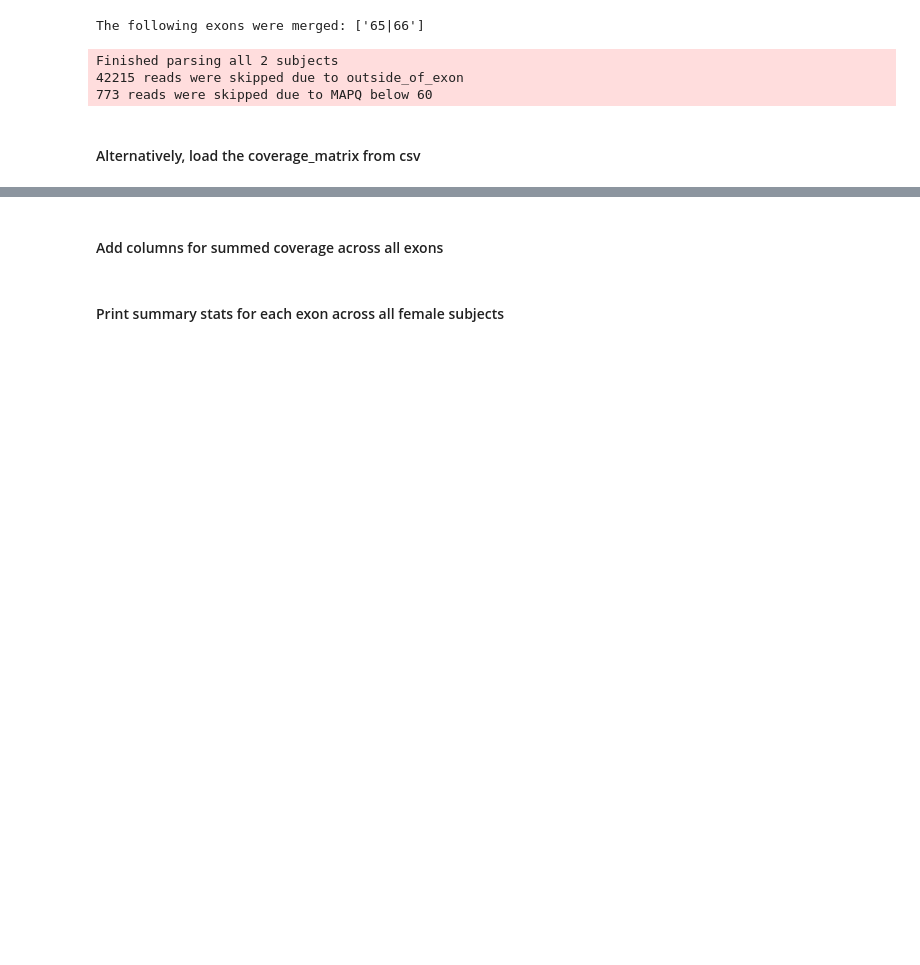
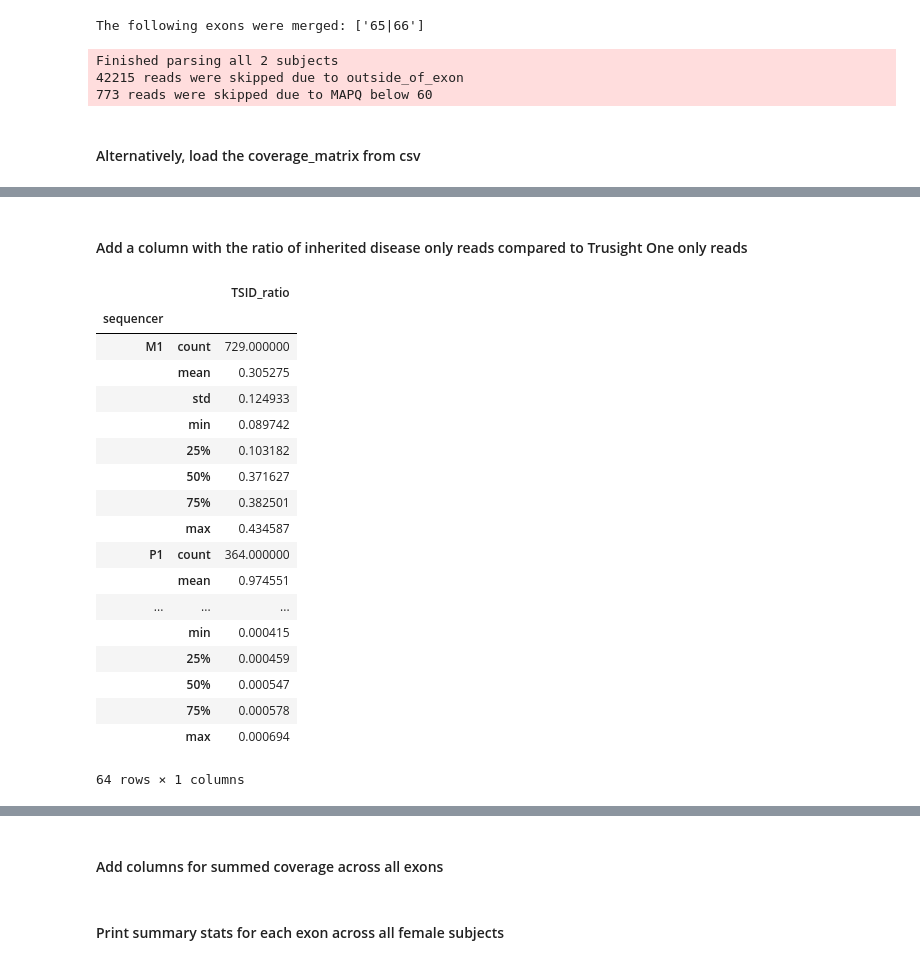
Before and after one commit to vkozareva/geneCNV, a Jupyter notebook: notebooks/analyze_coverage_matrix.ipynb, the cells around one changed output, grey strips where cells are left out. Saved outputs shown, nothing was run; the diff lists cells and outputs as text; code cells hidden in the pictures; blank space fills up the shorter version.

```diff
--- a/notebooks/analyze_coverage_matrix.ipynb
+++ b/notebooks/analyze_coverage_matrix.ipynb
@@ -37,0 +28,2 @@ coverage_matrix_df.head()
+# %% [markdown]
+#### Add a column with the ratio of inherited disease only reads compared to Trusight One only reads
@@ -37,0 +32,22 @@ coverage_matrix_df.head()
+# %%
+cm_df.filter(regex=('sequencer|TSID_ratio')).groupby('sequencer').describe()
+# %% [output]
+|  |  | TSID_ratio |
+| sequencer |  |  |
+| M1 | count | 729.000000 |
+|  | mean | 0.305275 |
+|  | std | 0.124933 |
+|  | min | 0.089742 |
+|  | 25% | 0.103182 |
+|  | 50% | 0.371627 |
+|  | 75% | 0.382501 |
+|  | max | 0.434587 |
+| P1 | count | 364.000000 |
+|  | mean | 0.974551 |
+| ... | ... | ... |
+|  | min | 0.000415 |
+|  | 25% | 0.000459 |
+|  | 50% | 0.000547 |
+|  | 75% | 0.000578 |
+|  | max | 0.000694 |
+64 rows × 1 columns
```
Also changed, not shown: parts of 10 cells of this notebook, 1 other file.
